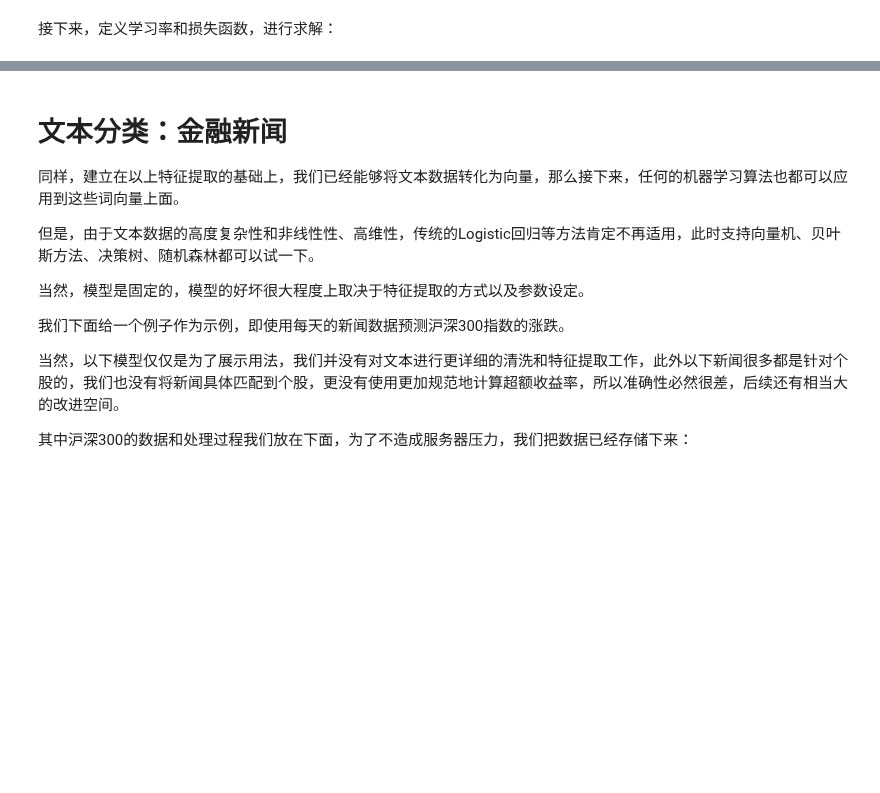
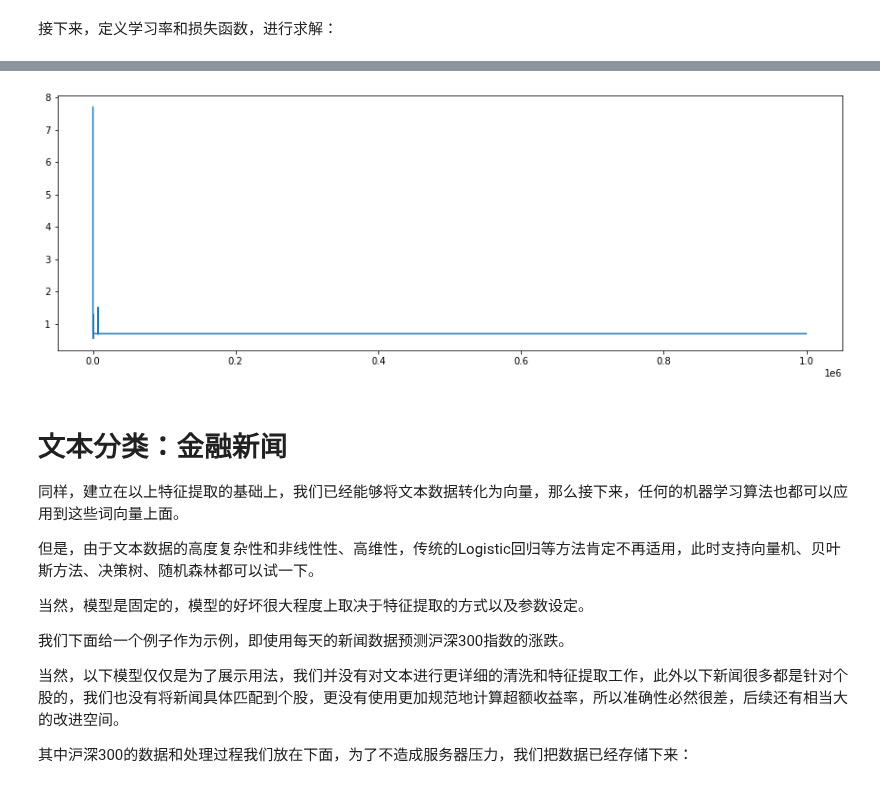
Before and after one commit to sijichun/PythonTutor, a Jupyter notebook: Text_analytics.ipynb, the cells around one changed output, grey strips where cells are left out. Drawn from its saved outputs; the diff is of its cells as text; code cells hidden in the pictures; blank space fills up the shorter version.

```diff
--- a/Text_analytics.ipynb
+++ b/Text_analytics.ipynb
@@ -1179,7 +1194,7 @@ def collate(x):
     L=[t[1] for t in x]
     Y=[t[2] for t in x]
     X=nn.utils.rnn.pad_sequence(X)
-    Y=torch.tensor(Y).float()
+    Y=torch.tensor(Y).long()
     return X,L,Y
 
 dl=DataLoader(train_data, batch_size=batch_size, collate_fn=collate)
@@ -1208,8 +1223,11 @@ tensor([[ 255,   86, 4422, 9201, 1191],
 # %%
-batch_size=1000
+batch_size=20
 train_data=dianping_data(X_train, Y_train)
-dl=DataLoader(train_data, shuffle=True, batch_size=batch_size, pin_memory=True, num_workers=10,
+dl=DataLoader(train_data, shuffle=True, batch_size=batch_size, pin_memory=True, num_workers=15,
              collate_fn=collate)
+
+test_data=dianping_data(X_test, Y_test)
+tdl=DataLoader(test_data, shuffle=False, batch_size=batch_size,collate_fn=collate, drop_last=True)
 # %% [markdown]
 接下来就可以定义模型了：
 # %%
@@ -1246,18 +1261,19 @@ class classifier(nn.Module):
 接下来，定义学习率和损失函数，进行求解：
 # %%
 model=classifier(code_len, batch_size).to(device)
-# 注意我们对损失函数进行了加权
-criterion=nn.BCELoss()
-optimizer=torch.optim.Adam(model.parameters(), lr=0.1)
-lr_scheduler=torch.optim.lr_scheduler.ExponentialLR(optimizer, gamma=0.99)
+
+criterion=nn.CrossEntropyLoss()
+optimizer=torch.optim.Adam(model.parameters(), lr=0.01)
+lr_scheduler=torch.optim.lr_scheduler.ExponentialLR(optimizer, gamma=0.995)
 losses=[]
 Exp_Smoothed_Loss=0
 for i in range(1000):
+    model.train()
     for x,l,y  in dl:
         # 将x计算预测值
         y_pred=model(x.to(device),l)
         # 计算损失
-        loss=criterion(y_pred, y.to(device).unsqueeze(1))
+        loss=criterion(y_pred, y.to(device))
         losses.append(loss.item())
         if i==0:
             Exp_Smoothed_Loss=loss.item()
@@ -1269,7 +1285,21 @@ for i in range(1000):
         optimizer.step()
     lr_scheduler.step()
     if i%20==0:
-        print("第%s次epoch，Smoothed Loss=%s，LR=%s" % (i, Exp_Smoothed_Loss, lr_scheduler.get_last_lr()))
+        model.eval()
+        pred=torch.tensor([]).to(device)
+        true_value=torch.tensor([])
+        for x, l, y in tdl:
+            p=model(x.to(device),l)
+            true_value=torch.cat([true_value,y])
+            pred=torch.cat([pred,p])
+        pred=torch.exp(pred)
+        pred=pred/(torch.sum(pred, axis=1).unsqueeze(1))
+        result=pd.DataFrame({'true_value':true_value.squeeze(-1).numpy(),
+                             'Predicted':pred[:,1].squeeze(-1).cpu().detach().numpy()})
+        oos_los=-np.mean(result['true_value']*np.log(result['Predicted'])+
+              (1-result['true_value'])*np.log(1-np.log(result['Predicted'])))
+        print("第%s次epoch，Smoothed Loss=%s，LR=%s，out-of-sample Loss=%s" %
+              (i, Exp_Smoothed_Loss, lr_scheduler.get_last_lr(),oos_los))
 
 import matplotlib.pyplot as plt
 %matplotlib inline
@@ -1282,0 +1329 @@ plt.show()
+[figure, added]
```
Also changed, not shown: parts of 15 cells of this notebook, 1 other file.
